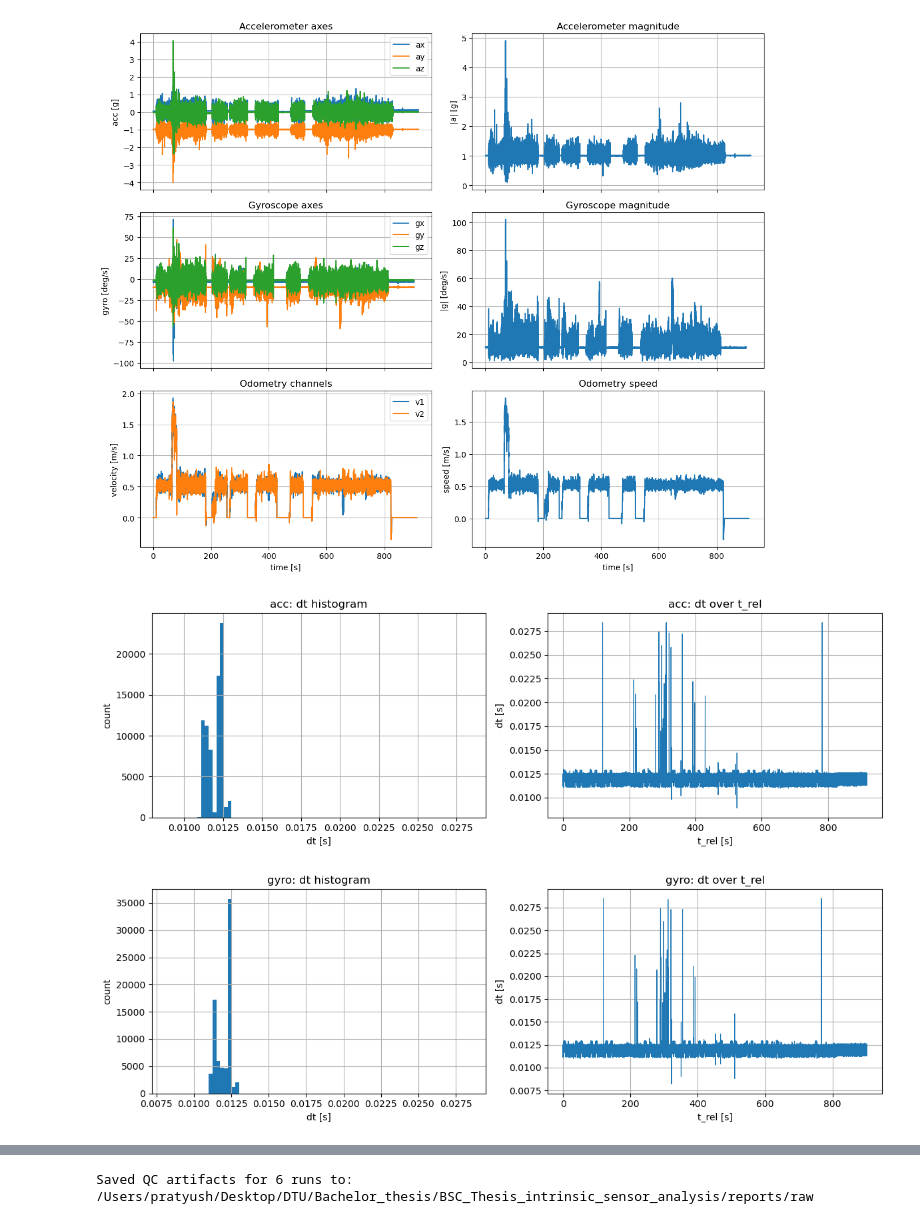
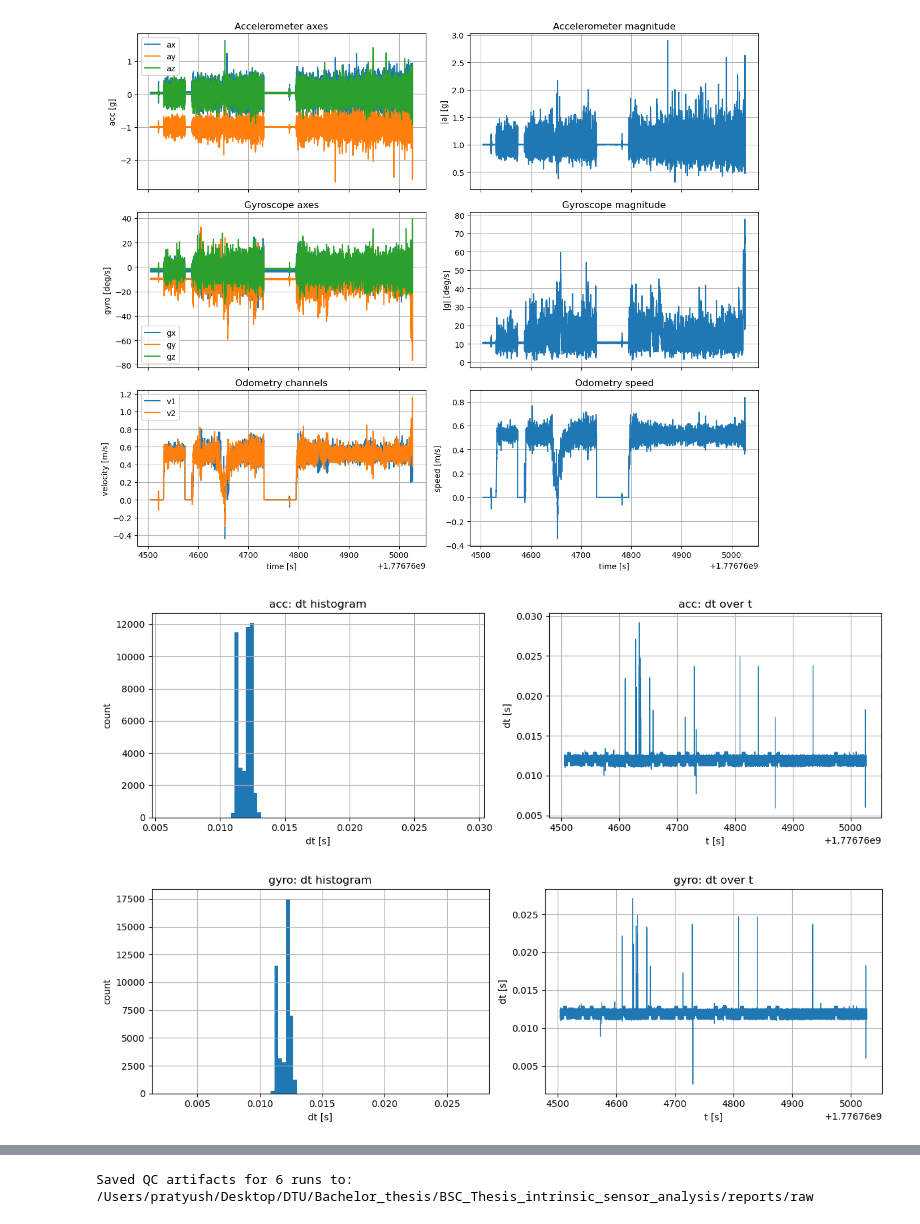
Before and after one commit to Pratyush2012/BSC_Thesis_intrinsic_sensor_analysis, a Jupyter notebook: notebooks/01_qc.ipynb, the cells around one changed output, grey strips where cells are left out. Cells and saved outputs as stored; diff of their text form; code cells hidden in the pictures.

```diff
--- a/notebooks/01_qc.ipynb
+++ b/notebooks/01_qc.ipynb
@@ -23,7 +23,7 @@ from src.preprocess import (
 )
 # %%
 # Select one run for detailed QC
-RUN_DIR = PROJECT_ROOT / 'data' / 'raw' / 'Farm' / 'Run2'
+RUN_DIR = PROJECT_ROOT / 'data' / 'raw' / 'Farm' / 'Run1'
 run = load_run(RUN_DIR, include_pose=False)
 acc, gyro, odo = run.acc, run.gyro, run.odo
 
@@ -68,11 +68,11 @@ single_run_qc
 # %%
 # Single-run sanity plots + dt diagnostics
-plot_sanity(acc, gyro, odo, tcol='t_rel', show=True)
+plot_sanity(acc, gyro, odo, tcol='t', show=True)
 for sensor_name, df in [('acc', acc), ('gyro', gyro), ('odo', odo)]:
-    fig = plot_dt_diagnostics(sensor_name, df, tcol='t_rel', bins=80, show=True)
+    fig = plot_dt_diagnostics(sensor_name, df, tcol='t', bins=80, show=True)
     if fig is None:
         print(f'{sensor_name}: not enough samples for dt diagnostics')
 # %% [output]
-[figure, old version]
+[figure, new version]
-[figure, old version]
+[figure, new version]
-[figure, old version]
+[figure, new version]
```
Also changed, not shown: parts of 5 cells of this notebook, 5 other files.
